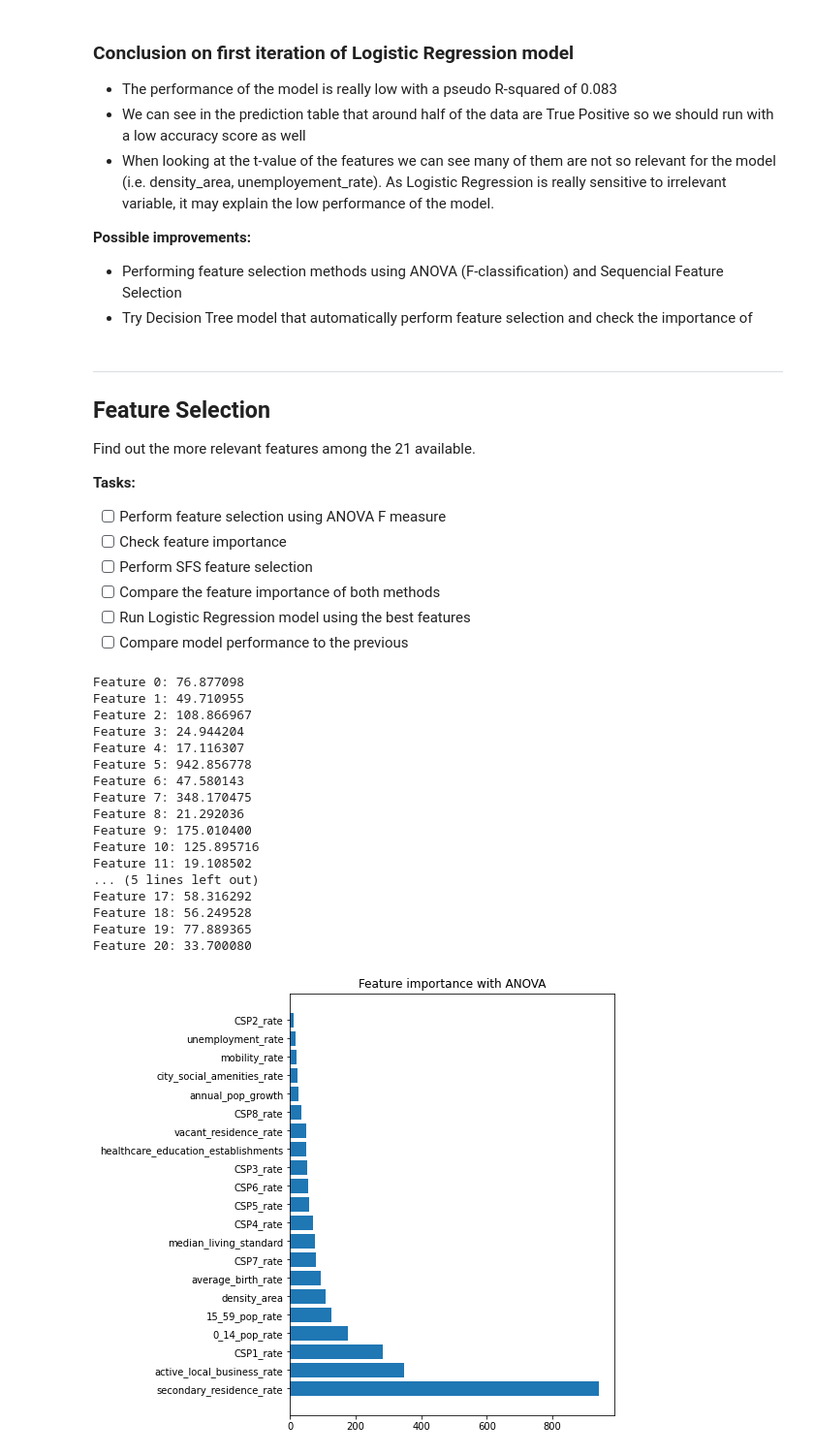
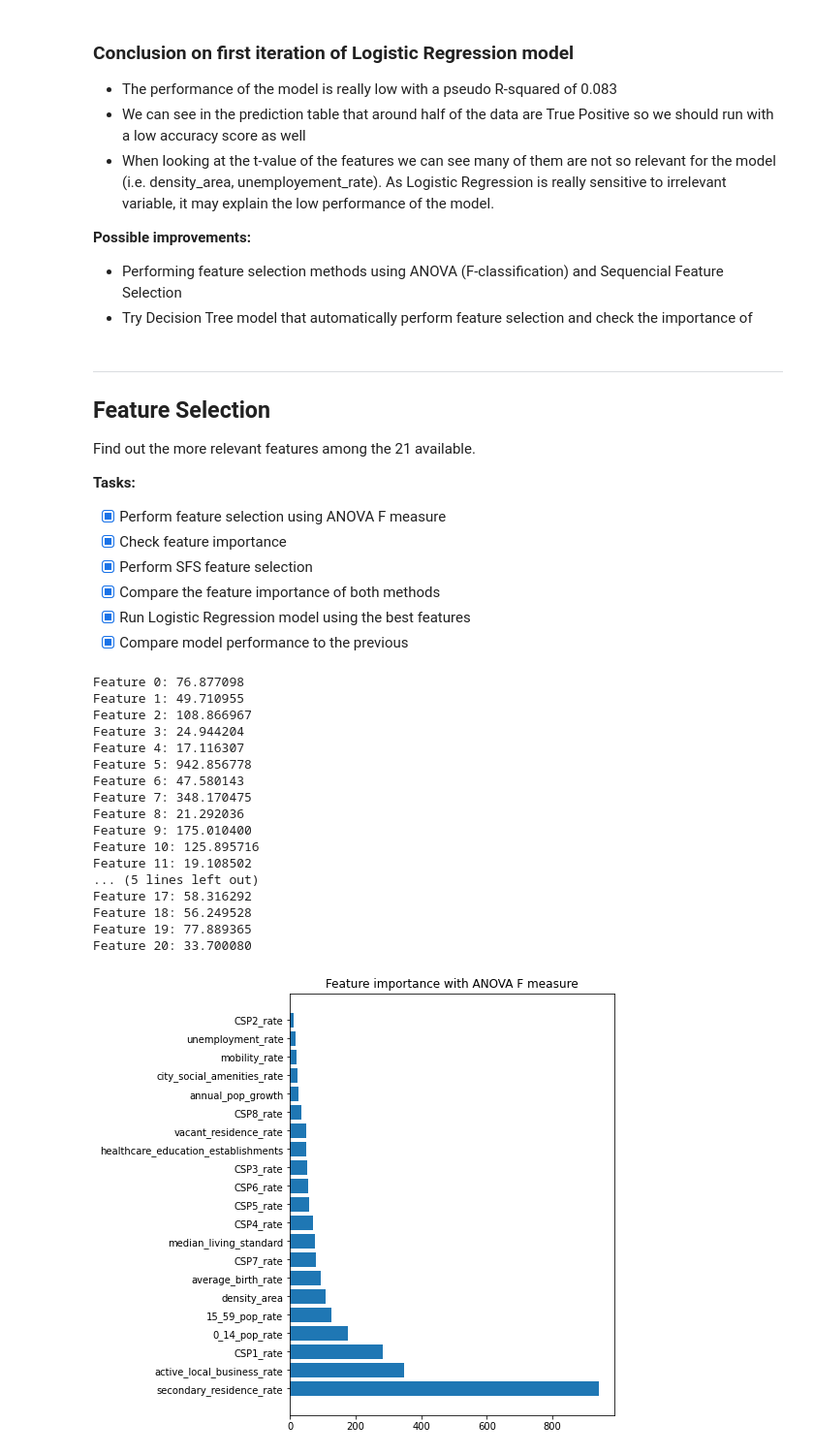
Before and after one commit to LudivineLacour/predict-medical-desert, a Jupyter notebook: code/classification_supervised_learning.ipynb, the cells around one changed output. Shown: that part at 97% size. Drawn from its saved outputs; the diff is of its cells as text; code cells hidden in the pictures.

```diff
--- a/code/classification_supervised_learning.ipynb
+++ b/code/classification_supervised_learning.ipynb
@@ -237,44 +237,39 @@ _______________________________
 Find out the more relevant features among the 21 available.
 
 **Tasks:**
-- [ ] Perform feature selection using ANOVA F measure
-- [ ] Check feature importance
-- [ ] Perform SFS feature selection
-- [ ] Compare the feature importance of both methods
-- [ ] Run Logistic Regression model using the best features
-- [ ] Compare model performance to the previous
+- [x] Perform feature selection using ANOVA F measure
+- [x] Check feature importance
+- [x] Perform SFS feature selection
+- [x] Compare the feature importance of both methods
+- [x] Run Logistic Regression model using the best features
+- [x] Compare model performance to the previous
 # %%
 from sklearn.feature_selection import SelectKBest
 from sklearn.feature_selection import f_classif
 from mlxtend.feature_selection import SequentialFeatureSelector as SFS
 from mlxtend.plotting import plot_sequential_feature_selection as plot_sfs
 # %%
-def select_features(X, y, X_test=None, k='all'):
+def feat_selection_anova(X, y, test_sample=[], k='all'):
     fs = SelectKBest(score_func=f_classif, k=k)
-    fs.fit(X, y)
+    fs = fs.fit(X, y)
     X_fs = fs.transform(X)
     # X_test can be passed in case of performing the function for X_train and X_test samples
-    if X_test != None:
-        X_test_fs = fs.transform(X_test)
+    if len(test_sample)!=0:
+        X_test_fs = fs.transform(test_sample)
         return X_fs, X_test_fs, fs
     else:
         return X_fs, fs
 
 # feature selection
-X_fs, fs = select_features(X_res,y_res)
+X_fs, anova = feat_selection_anova(X_res,y_res)
 
 # what are scores for the features
-for i in range(len(fs.scores_)):
-    print('Feature %d: %f' % (i, fs.scores_[i]))
+for i in range(len(anova.scores_)):
+    print('Feature %d: %f' % (i, anova.scores_[i]))
 
 # plot the scores
-ordered_col_idx = [idx for score, idx in sorted(list(zip(fs.scores_, X.columns.values)), reverse=True)]
-fs_score_ordered = sorted(fs.scores_, reverse=True)
-
-plt.figure(figsize=(6,8))
-plt.barh([i for i in range(len(fs.scores_))], fs_score_ordered, tick_label=ordered_col_idx)
-plt.title('Feature importance with ANOVA')
-plt.show()
+ordered_col_idx = [idx for score, idx in sorted(list(zip(anova.scores_, X_res.columns.values)), reverse=True)]
+anova_score_ordered = sorted(anova.scores_, reverse=True)
 # %% [output]
 Feature 0: 76.877098
 Feature 1: 49.710955
@@ -293,5 +288,14 @@ Feature 17: 58.316292
 Feature 18: 56.249528
 Feature 19: 77.889365
 Feature 20: 33.700080
-[figure, removed]
+# %%
+# Plot the results
+
+plt.figure(figsize=(6,8))
+plt.barh([i for i in range(len(anova.scores_))], anova_score_ordered, tick_label=ordered_col_idx)
+plt.title('Feature importance with ANOVA F measure')
+plt.savefig('../img/anova_feature_selection.png')
+plt.show()
+# %% [output]
+[figure, added]
 # %%
```
Also changed, not shown: parts of 12 cells of this notebook, 2 other files.
